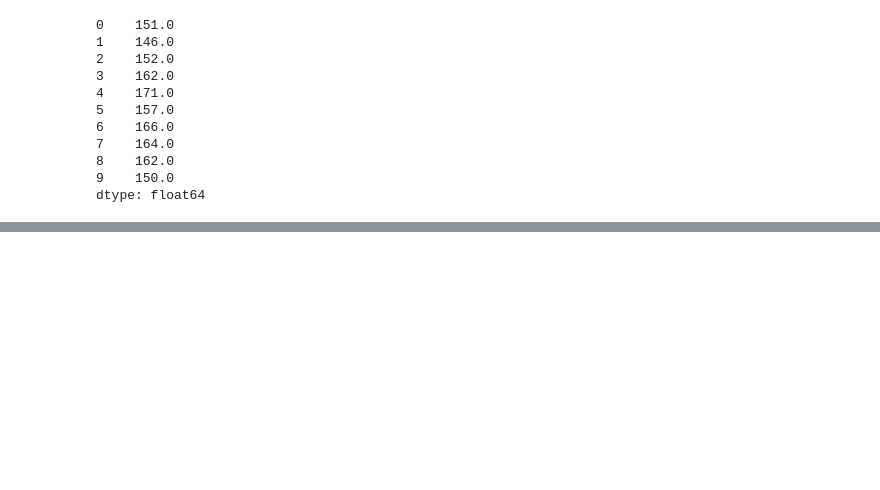
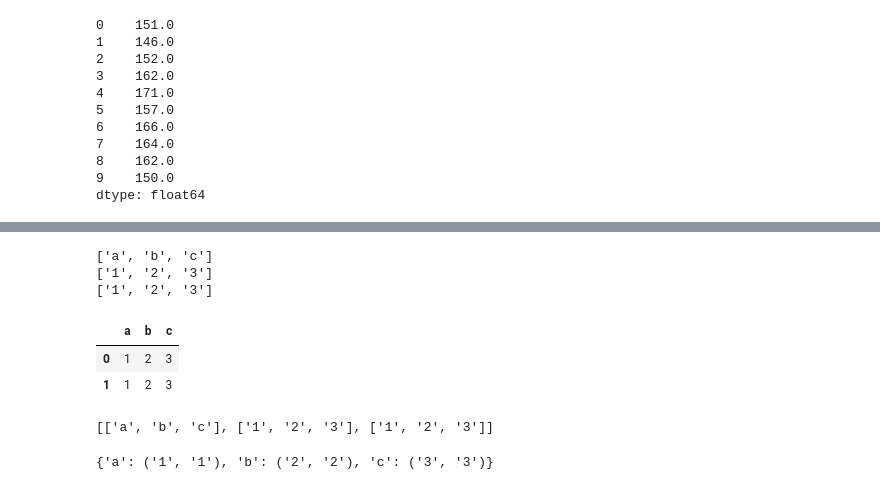
Before and after one commit to gaussic/py-data-analysis, a Jupyter notebook: chp6.ipynb, the cells around one changed output, grey strips where cells are left out. Drawn from its saved outputs; the diff is of its cells as text; code cells hidden in the pictures; blank space fills up the shorter version.

```diff
--- a/chp6.ipynb
+++ b/chp6.ipynb
@@ -217,0 +326,19 @@ dtype: float64
+# %%
+for line in reader:
+    print(line)
+# %% [output]
+['a', 'b', 'c']
+['1', '2', '3']
+['1', '2', '3']
+# %%
+pd.read_csv('examples/ex7.csv')
+# %% [output]
+|  | a | b | c |
+| 0 | 1 | 2 | 3 |
+| 1 | 1 | 2 | 3 |
+# %%
+with open('examples/ex7.csv') as f:
+    lines = list(csv.reader(f))
+print(lines)
+# %% [output]
+[['a', 'b', 'c'], ['1', '2', '3'], ['1', '2', '3']]
@@ -217,0 +349,4 @@ dtype: float64
+# %%
+data_dict
+# %% [output]
+{'a': ('1', '1'), 'b': ('2', '2'), 'c': ('3', '3')}
```
Also changed, not shown: parts of 29 cells of this notebook, 4 other files.
